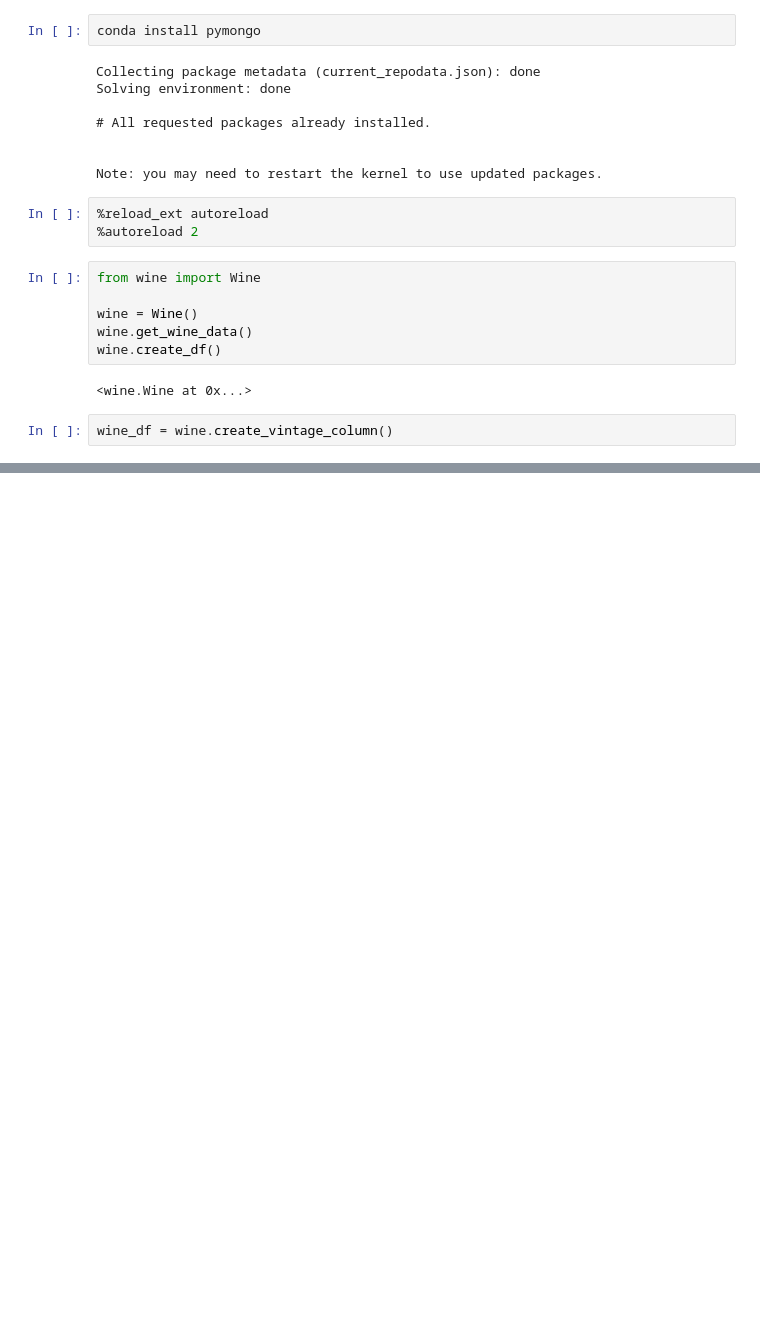
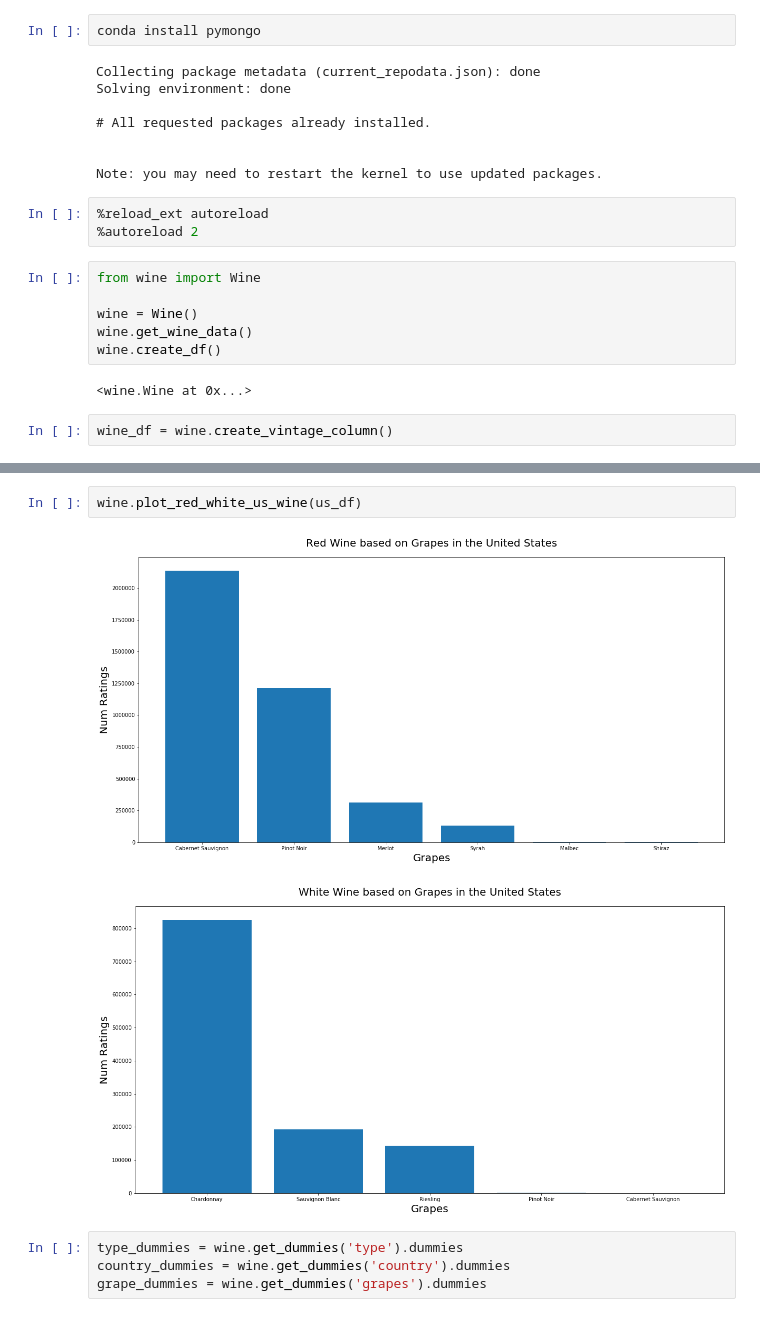
Before and after one commit to yueweng/wine-predictions, a Jupyter notebook: capstone.ipynb, the cells around one changed output, grey strips where cells are left out. Saved outputs shown, nothing was run; the diff lists cells and outputs as text; blank space fills up the shorter version.

```diff
--- a/capstone.ipynb
+++ b/capstone.ipynb
@@ -52,0 +93,9 @@ wine_df.df
+# %%
+wine.plot_red_white_us_wine(us_df)
+# %% [output]
+[figure, added]
+[figure, added]
+# %%
+type_dummies = wine.get_dummies('type').dummies
+country_dummies = wine.get_dummies('country').dummies
+grape_dummies = wine.get_dummies('grapes').dummies
```
Also changed, not shown: parts of 41 cells of this notebook, 14 other files.
